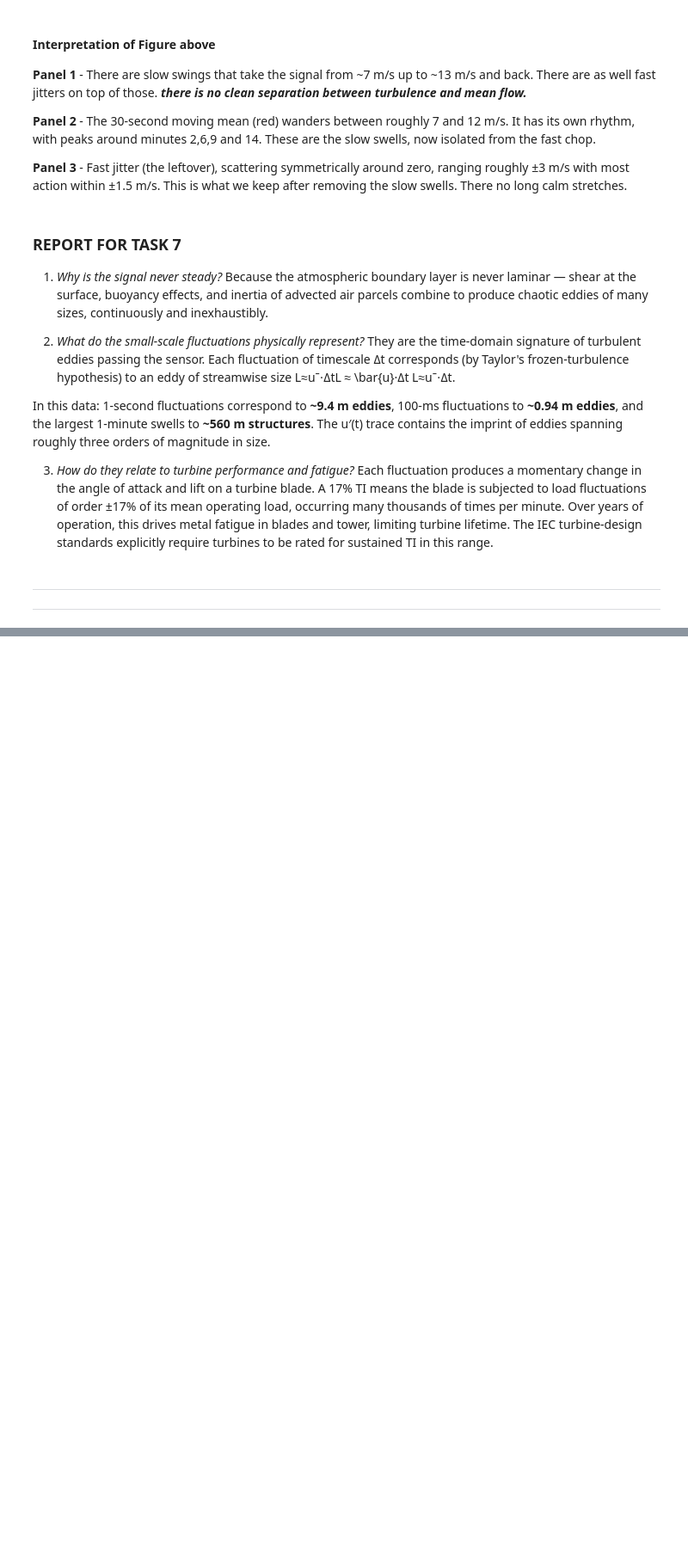
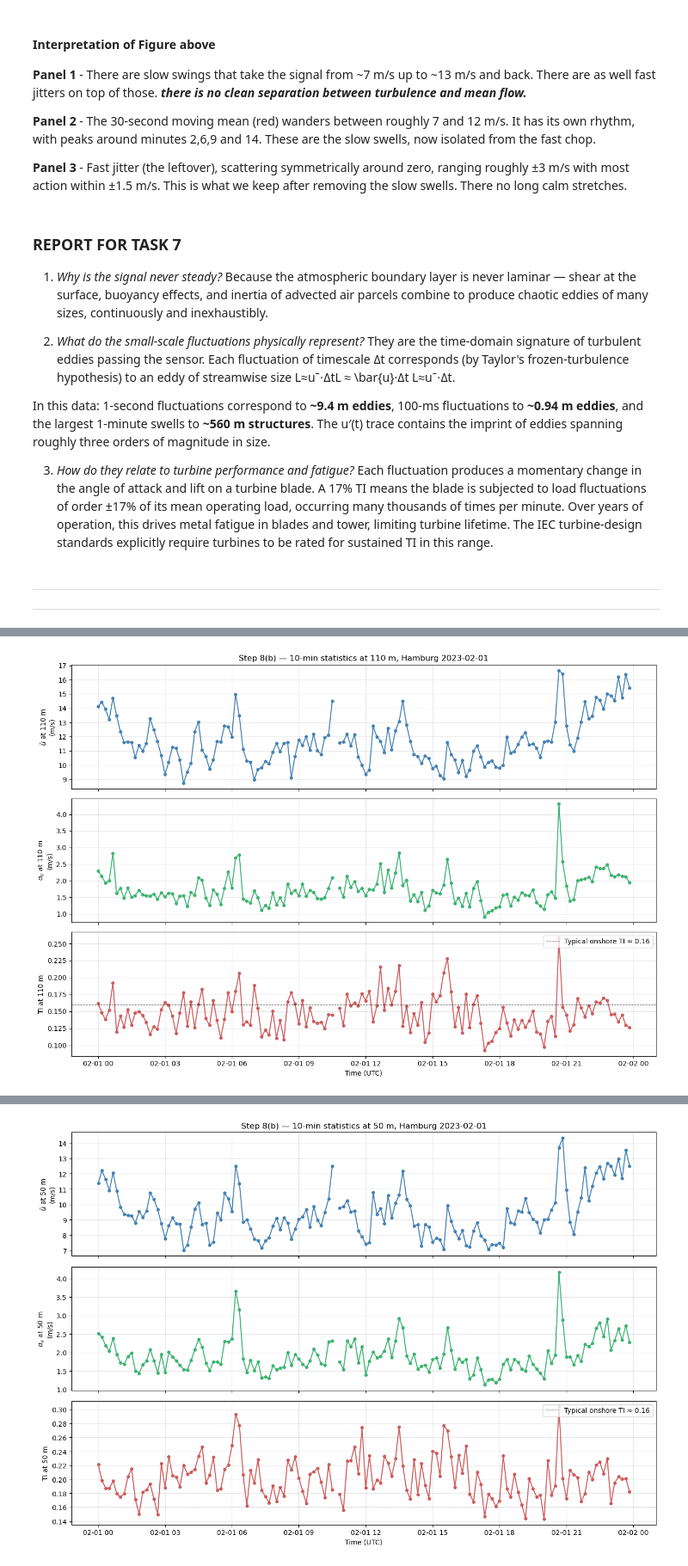
Before and after one commit to viktoruk1/Wind-Energy-Meterology-Project, a Jupyter notebook: notebooks/02_high_frequency_analysis.ipynb, the cells around one changed output, grey strips where cells are left out. Shown at 86% size. Saved outputs shown, nothing was run; the diff lists cells and outputs as text; code cells hidden in the pictures; blank space fills up the shorter version.

```diff
--- a/notebooks/02_high_frequency_analysis.ipynb
+++ b/notebooks/02_high_frequency_analysis.ipynb
@@ -208,0 +301,51 @@ As you go up:
+# %%
+# ---------- Cell 5: Step 8(b) — Three diagnostic lines at a chosen height ----------
+
+def plot_step8b(h, results, save_name=None):
+    """Plot mean U, sigma_u, and TI in 10-min windows for one height."""
+    mean_u = results[h]['mean']
+    std_u  = results[h]['std']
+    TI     = results[h]['TI']
+
+    fig, axes = plt.subplots(3, 1, figsize=(13, 9), sharex=True)
+
+    # Top: mean wind
+    axes[0].plot(mean_u.index, mean_u.values, 'o-',
+                 color='steelblue', lw=1.5, markersize=4)
+    axes[0].set_ylabel(f'$\\bar{{u}}$ at {h} m\n(m/s)')
+    axes[0].set_title(f'Step 8(b) — 10-min statistics at {h} m, Hamburg 2023-02-01')
+    axes[0].grid(alpha=0.3)
+
+    # Middle: standard deviation
+    axes[1].plot(std_u.index, std_u.values, 'o-',
+                 color='mediumseagreen', lw=1.5, markersize=4)
+    axes[1].set_ylabel(f'$\\sigma_u$ at {h} m\n(m/s)')
+    axes[1].grid(alpha=0.3)
+
+    # Bottom: TI
+    axes[2].plot(TI.index, TI.values, 'o-',
+                 color='indianred', lw=1.5, markersize=4)
+    axes[2].axhline(0.16, color='black', lw=0.8, ls='--', alpha=0.5,
+                    label='Typical onshore TI ≈ 0.16')
+    axes[2].set_ylabel(f'TI at {h} m')
+    axes[2].set_xlabel('Time (UTC)')
+    axes[2].legend(loc='upper right')
+    axes[2].grid(alpha=0.3)
+
+    plt.tight_layout()
+    plt.show()
+
+    # Print summary of extreme periods
+    print(f"\n--- Diagnostic summary at {h} m ---")
+    print(f"Strongest 10-min mean wind: {mean_u.max():.2f} m/s at {mean_u.idxmax()}")
+    print(f"Weakest 10-min mean wind:   {mean_u.min():.2f} m/s at {mean_u.idxmin()}")
+    print(f"Highest TI:                 {TI.max():.3f} at {TI.idxmax()}")
+    print(f"Lowest TI:                  {TI.min():.3f} at {TI.idxmin()}")
+    print(f"Day-mean wind:              {mean_u.mean():.2f} m/s")
+    print(f"Day-mean TI:                {TI.mean():.3f}")
+
+# Call it for both heights
+plot_step8b(110, results)
+plot_step8b(50, results)
+# %% [output]
+[figure, added]
@@ -208,0 +359 @@ As you go up:
+[figure, added]
```
Also changed, not shown: parts of 6 cells of this notebook.
